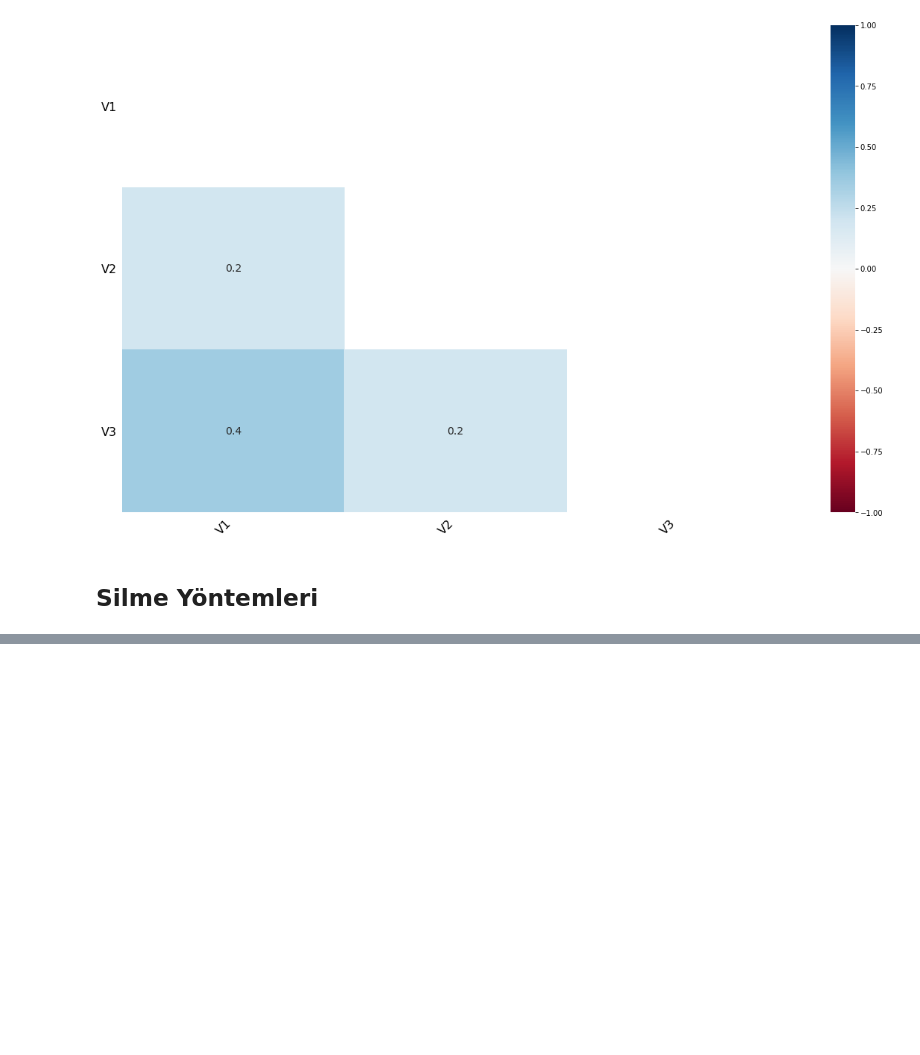
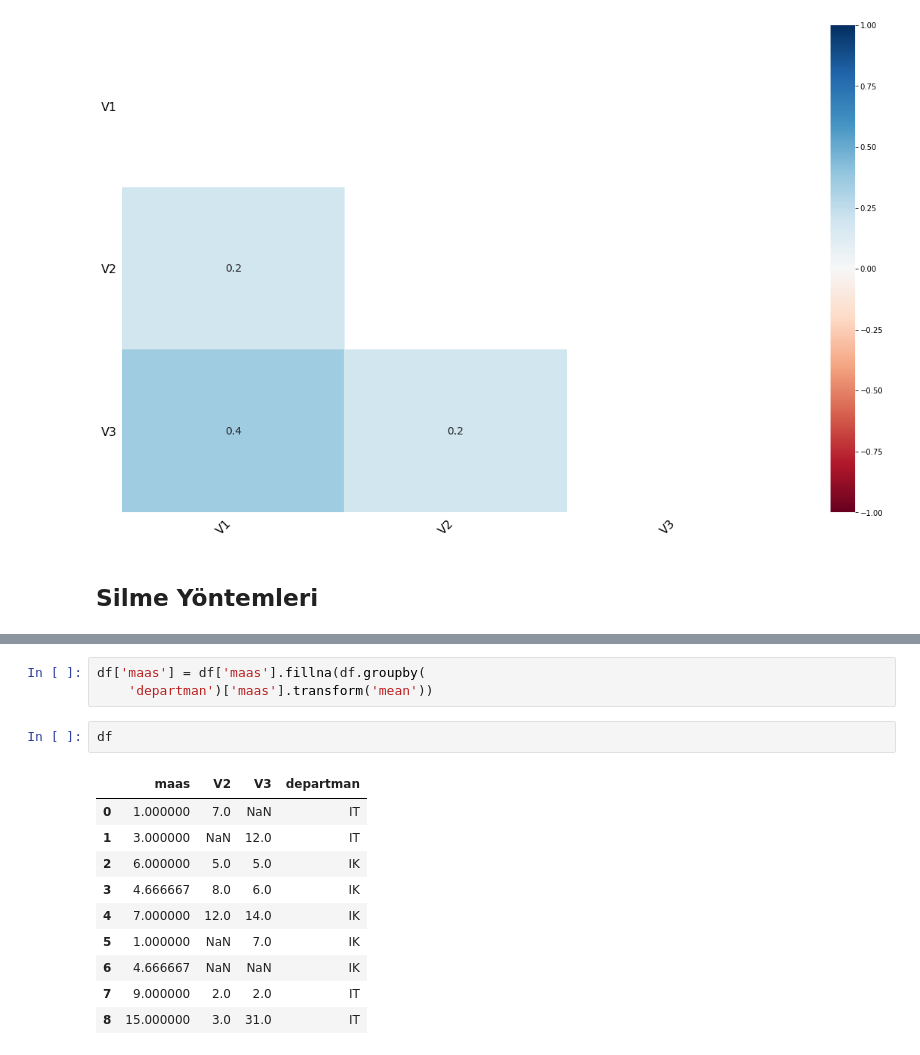
Before and after one commit to mebaysan/VeriBilimi, a Jupyter notebook: Python/5-)VeriÖnİşleme/VeriOnIsleme.ipynb, the cells around one changed output, grey strips where cells are left out. Drawn from its saved outputs; the diff is of its cells as text; blank space fills up the shorter version.

```diff
--- a/Python/5-)VeriÖnİşleme/VeriOnIsleme.ipynb
+++ b/Python/5-)VeriÖnİşleme/VeriOnIsleme.ipynb
@@ -516,0 +611,16 @@ df.dropna(axis = 1, how='all') # tüm değerleri eksik olan değişkeni siler
+# %%
+df['maas'] = df['maas'].fillna(df.groupby(
+    'departman')['maas'].transform('mean'))
+# %%
+df
+# %% [output]
+|  | maas | V2 | V3 | departman |
+| 0 | 1.000000 | 7.0 | NaN | IT |
+| 1 | 3.000000 | NaN | 12.0 | IT |
+| 2 | 6.000000 | 5.0 | 5.0 | IK |
+| 3 | 4.666667 | 8.0 | 6.0 | IK |
+| 4 | 7.000000 | 12.0 | 14.0 | IK |
+| 5 | 1.000000 | NaN | 7.0 | IK |
+| 6 | 4.666667 | NaN | NaN | IK |
+| 7 | 9.000000 | 2.0 | 2.0 | IT |
+| 8 | 15.000000 | 3.0 | 31.0 | IT |
```
Also changed, not shown: parts of 34 cells of this notebook.
